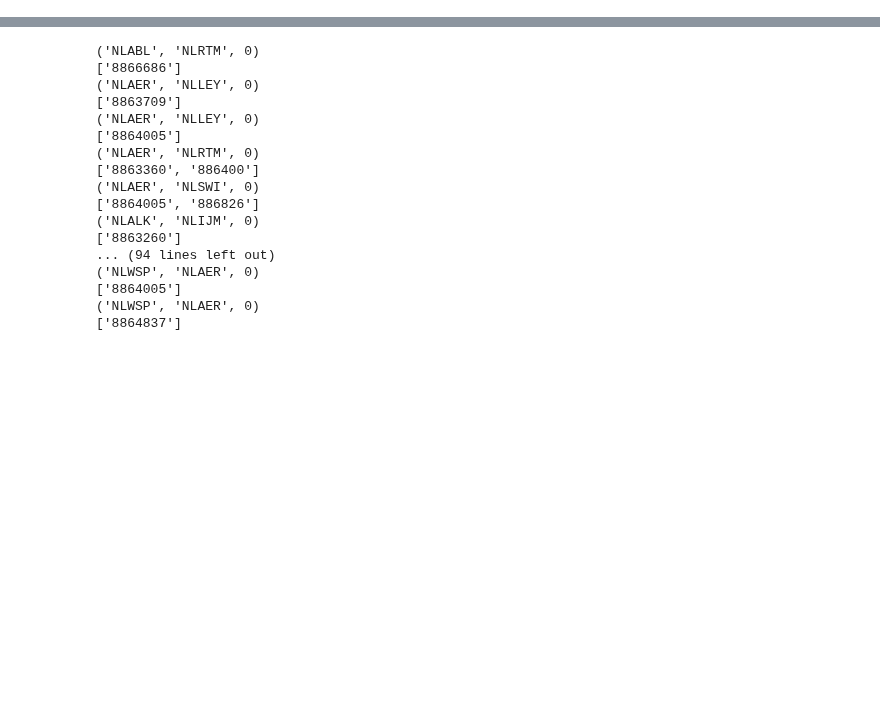
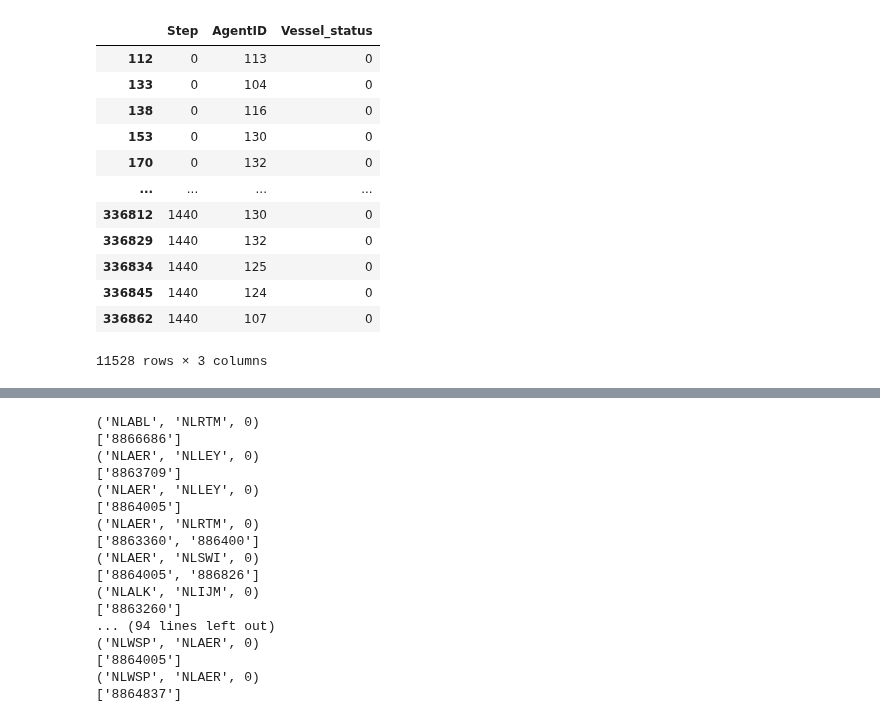
Before and after one commit to fabiandriessen/Thesis, a Jupyter notebook: ABM/own_work/Input_data_test.ipynb, the cells around one changed output, grey strips where cells are left out. Saved outputs shown, nothing was run; the diff lists cells and outputs as text; code cells hidden in the pictures; blank space fills up the shorter version.

```diff
--- a/ABM/own_work/Input_data_test.ipynb
+++ b/ABM/own_work/Input_data_test.ipynb
@@ -20,0 +55,16 @@ optimal_flows = pickle.load(open('data/optimal_flows.p', 'rb'))
+# %%
+agent_data.reset_index().loc[agent_data.reset_index().AgentID.str.len()<4]
+# %% [output]
+|  | Step | AgentID | Vessel_status |
+| 112 | 0 | 113 | 0 |
+| 133 | 0 | 104 | 0 |
+| 138 | 0 | 116 | 0 |
+| 153 | 0 | 130 | 0 |
+| 170 | 0 | 132 | 0 |
+| ... | ... | ... | ... |
+| 336812 | 1440 | 130 | 0 |
+| 336829 | 1440 | 132 | 0 |
+| 336834 | 1440 | 125 | 0 |
+| 336845 | 1440 | 124 | 0 |
+| 336862 | 1440 | 107 | 0 |
+11528 rows × 3 columns
```
Also changed, not shown: parts of 6 cells of this notebook, 7 other files.
